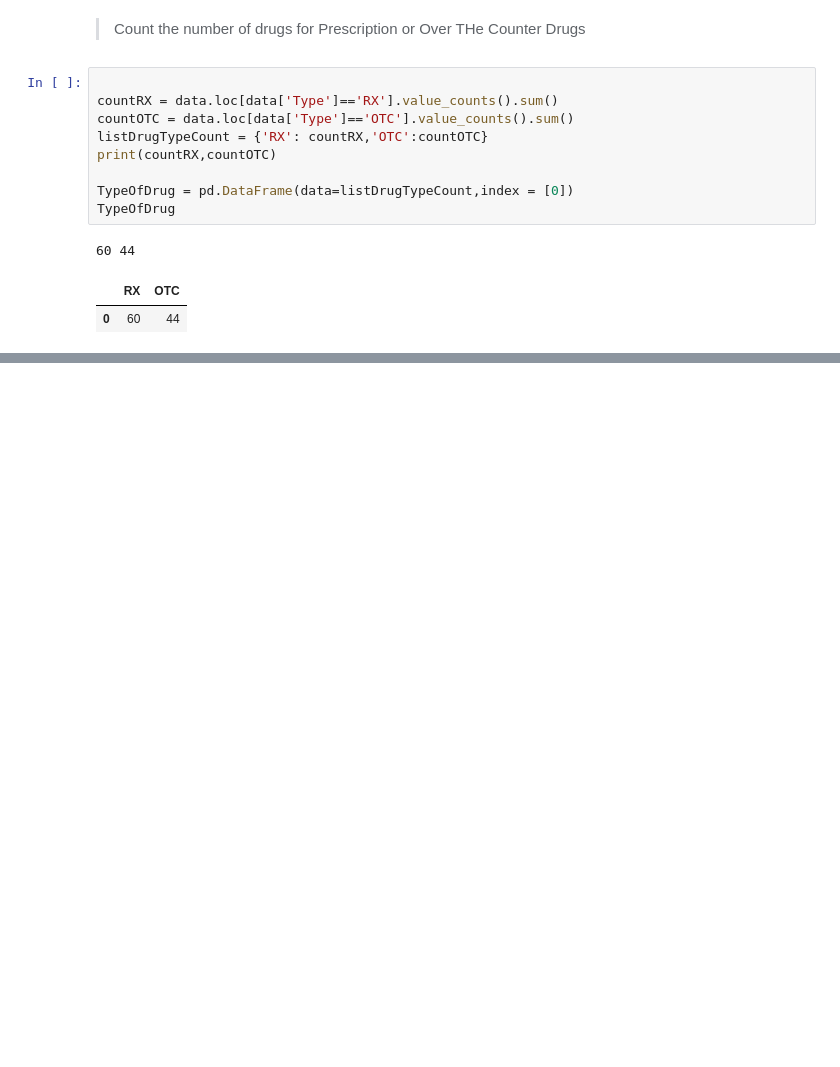
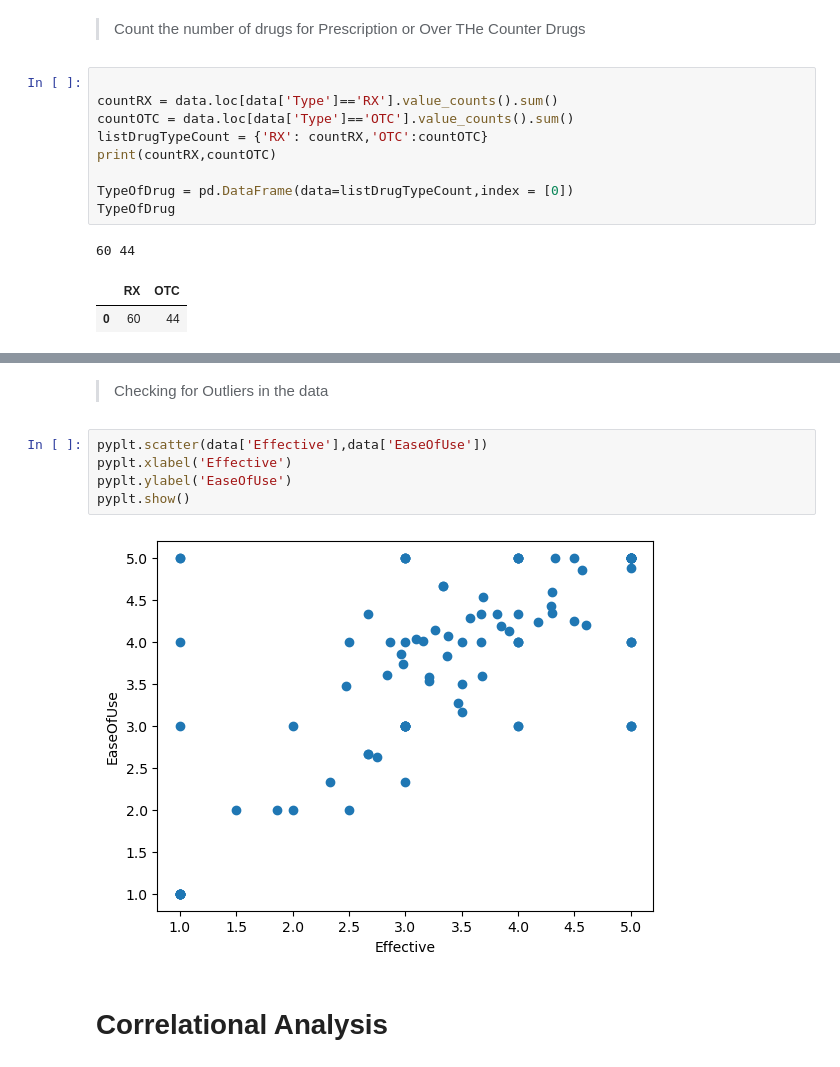
Before and after one commit to deshpandeanu/BasicProjectsPython, a Jupyter notebook: drug-efficacy-analysis-draft.ipynb, the cells around one changed output, grey strips where cells are left out. Cells and saved outputs as stored; diff of their text form; blank space fills up the shorter version.

Commit message:
Kaggle Notebook | Drug Performance eval analysis draft | Version 10

```diff
--- a/drug-efficacy-analysis-draft.ipynb
+++ b/drug-efficacy-analysis-draft.ipynb
@@ -240,0 +266,11 @@ TypeOfDrug
+# %% [markdown]
+> Checking for Outliers in the data
+# %%
+pyplt.scatter(data['Effective'],data['EaseOfUse'])
+pyplt.xlabel('Effective')
+pyplt.ylabel('EaseOfUse')
+pyplt.show()
+# %% [output]
+[figure, added]
+# %% [markdown]
+# Correlational Analysis
```
Also changed, not shown: parts of 3 cells of this notebook.
